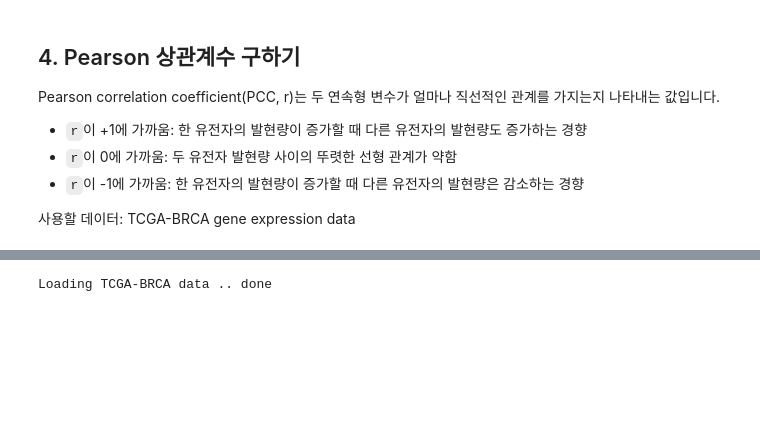
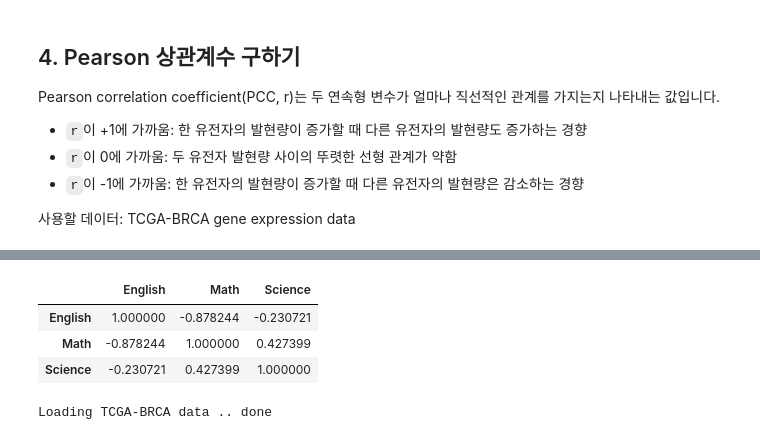
Before and after one commit to hjk9655/health-checkup-analysis, a Jupyter notebook: Notebooks/bio_bigdata_workshop_1B_stats_dimred_clustering_imputation_practice.ipynb, the cells around one changed output, grey strips where cells are left out. Cells and saved outputs as stored; diff of their text form; code cells hidden in the pictures; blank space fills up the shorter version.

```diff
--- a/Notebooks/bio_bigdata_workshop_1B_stats_dimred_clustering_imputation_practice.ipynb
+++ b/Notebooks/bio_bigdata_workshop_1B_stats_dimred_clustering_imputation_practice.ipynb
@@ -286,3 +296,10 @@ Pearson correlation coefficient(PCC, r)는 두 연속형 변수가 얼마나 직
+# %%
+df_score[['English','Math','Science']].corr(method ='pearson')
+# %% [output]
+|  | English | Math | Science |
+| English | 1.000000 | -0.878244 | -0.230721 |
+| Math | -0.878244 | 1.000000 | 0.427399 |
+| Science | -0.230721 | 0.427399 | 1.000000 |
 # %%
 # TCGA-BRCA gene expression data와 clinical metadata를 불러옵니다.
 
```
Also changed, not shown: parts of 1 cell of this notebook.
